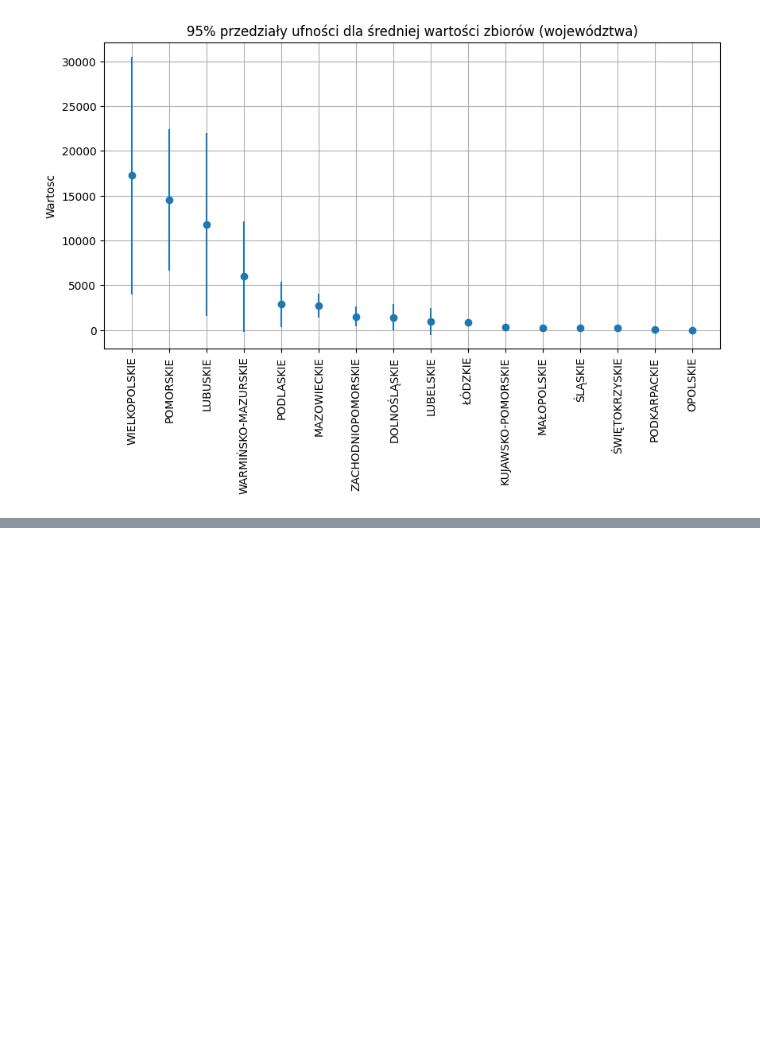
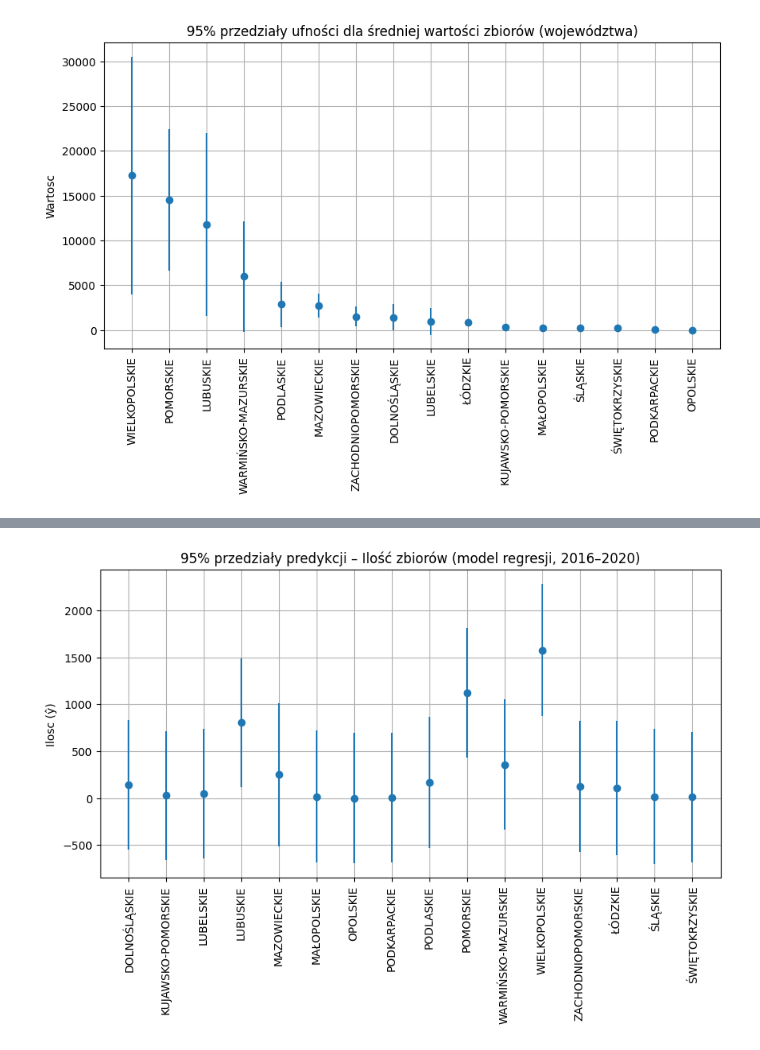
Before and after one commit to AleksandraJuchniewicz/Analiza-danych, a Jupyter notebook: wnioski.ipynb, the cells around one changed output, grey strips where cells are left out. Saved outputs shown, nothing was run; the diff lists cells and outputs as text; code cells hidden in the pictures; blank space fills up the shorter version.

```diff
--- a/wnioski.ipynb
+++ b/wnioski.ipynb
@@ -311,0 +417,10 @@ plt.show()
+# %%
+# Uśrednione PI per województwo
+
+ilosc_region_pi = ilosc_out.groupby("Region").agg({
+    "y_hat": "mean",
+    "PI 95% dolna": "mean",
+    "PI 95% gorna": "mean"
+}).reset_index()
+
+print(ilosc_region_pi)
@@ -311,0 +471,21 @@ plt.show()
+# %%
+import matplotlib.pyplot as plt
+
+plt.figure(figsize=(10,5))
+plt.errorbar(
+    ilosc_region_pi["Region"],
+    ilosc_region_pi["y_hat"],
+    yerr=[
+        ilosc_region_pi["y_hat"] - ilosc_region_pi["PI 95% dolna"],
+        ilosc_region_pi["PI 95% gorna"] - ilosc_region_pi["y_hat"]
+    ],
+    fmt="o"
+)
+
+plt.xticks(rotation=90)
+plt.title("95% przedziały predykcji – Ilość zbiorów (model regresji, 2016–2020)")
+plt.ylabel("Ilosc (ŷ)")
+plt.grid(True)
+plt.show()
+# %% [output]
+[figure, added]
```
Also changed, not shown: parts of 33 cells of this notebook.
